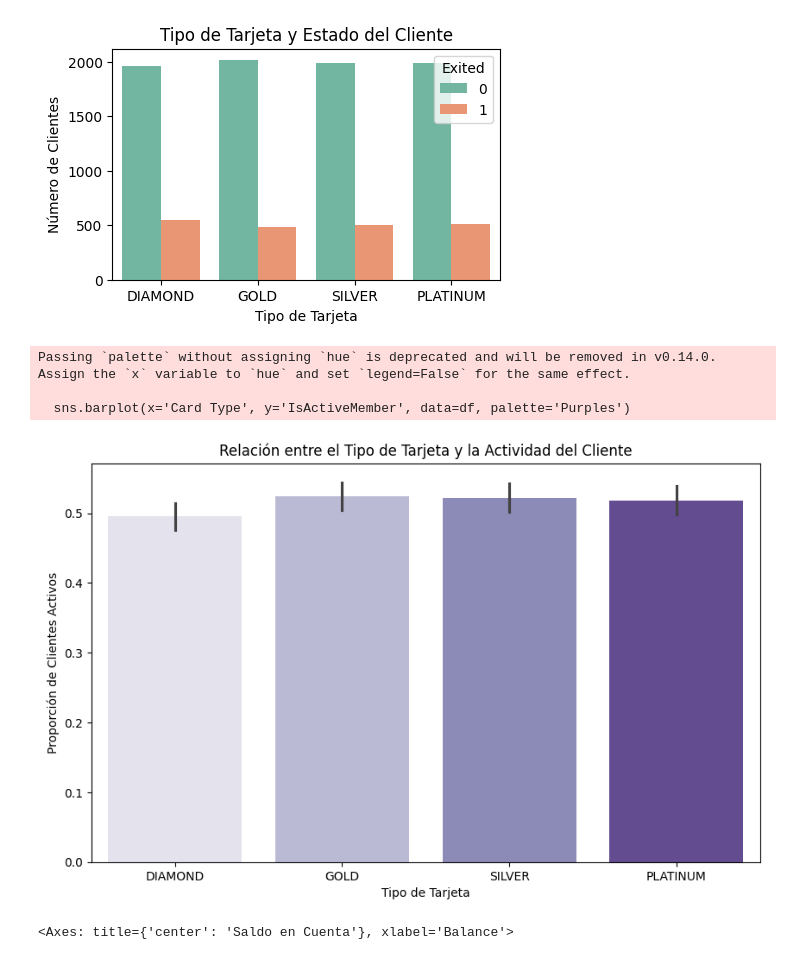
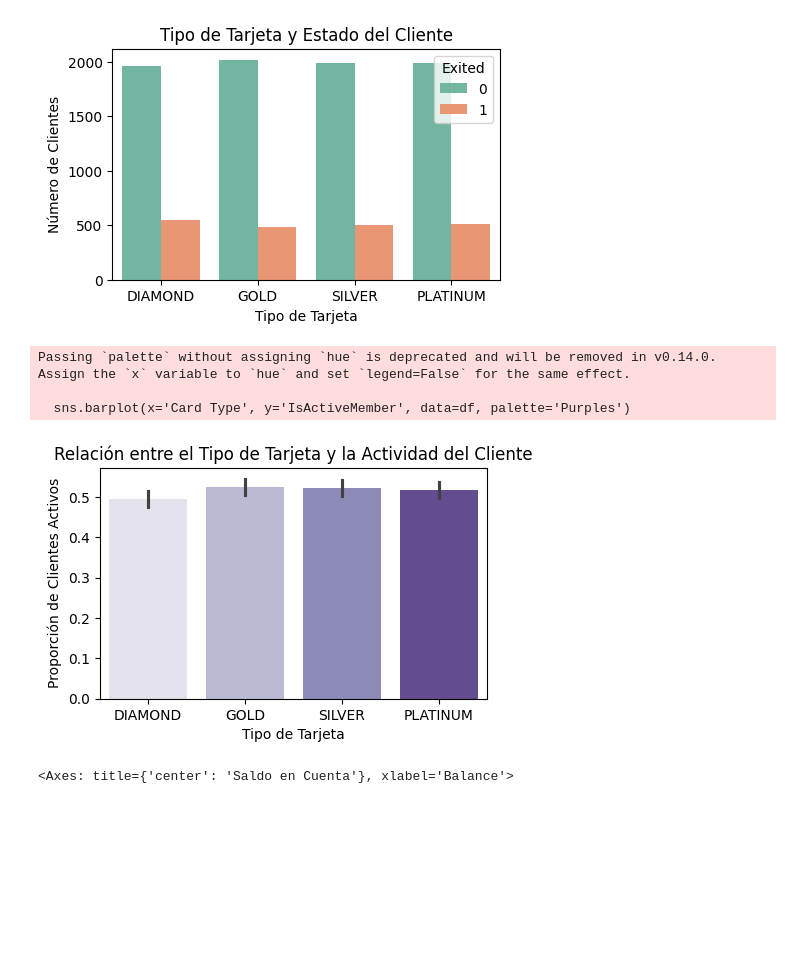
Before and after one commit to Leencita/Primer-Entregable, a Jupyter notebook: ProyectoDS_ParteI_+CabezasOlivas.ipynb, the cells around one changed output. Saved outputs shown, nothing was run; the diff lists cells and outputs as text; code cells hidden in the pictures; blank space fills up the shorter version.

```diff
--- a/ProyectoDS_ParteI_+CabezasOlivas.ipynb
+++ b/ProyectoDS_ParteI_+CabezasOlivas.ipynb
@@ -151,22 +151,22 @@ plt.show()
 # %% [output]
 [figure]
 # %%
-plt.figure(figsize=(10, 6))
+plt.figure(figsize=(5, 3))
 # Indicando el tamaño deseado del gráfico
 sns.barplot(x='Card Type', y='IsActiveMember', data=df, palette='Purples')
 # Se crea un gráfico de barras donde nos muestra en el eje x el tipo de tarjeta y en el eje y la cantidad de clientes activos
 plt.title('Relación entre el Tipo de Tarjeta y la Actividad del Cliente')
 # Titulo del gráfico
 plt.xlabel('Tipo de Tarjeta')
 # Etiqueta del eje x
 plt.ylabel('Proporción de Clientes Activos')
 # Etiqueta del eje y
 plt.show()
 # %% [output]
 Passing `palette` without assigning `hue` is deprecated and will be removed in v0.14.0. Assign the `x` variable to `hue` and set `legend=False` for the same effect.
 
   sns.barplot(x='Card Type', y='IsActiveMember', data=df, palette='Purples')
-[figure, old version]
+[figure, new version]
 # %%
 plt.title("Saldo en Cuenta", fontdict = {'fontsize': 20})
 # Titulo del gráfico
```
Also changed, not shown: parts of 1 cell of this notebook.
